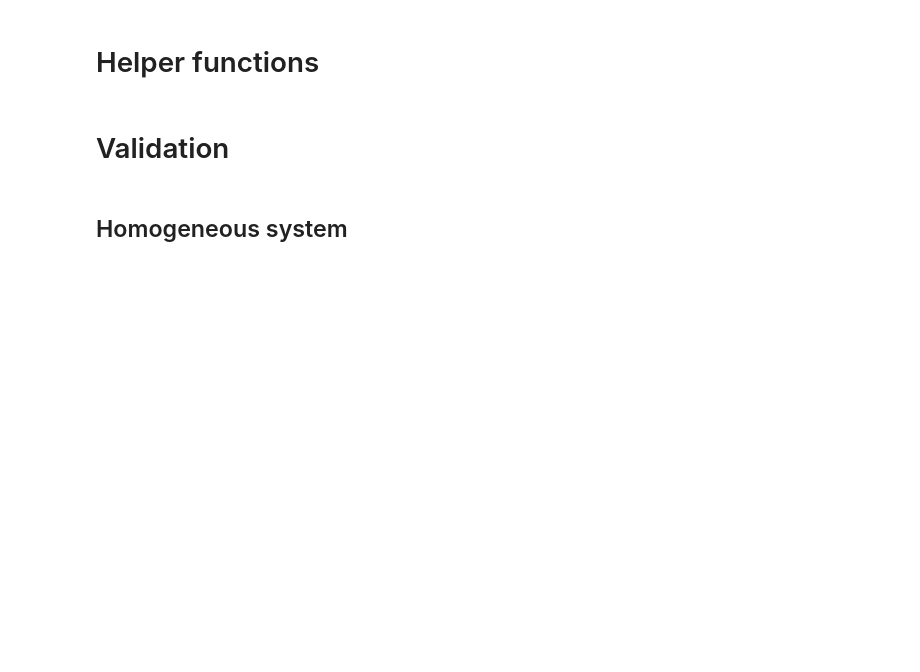
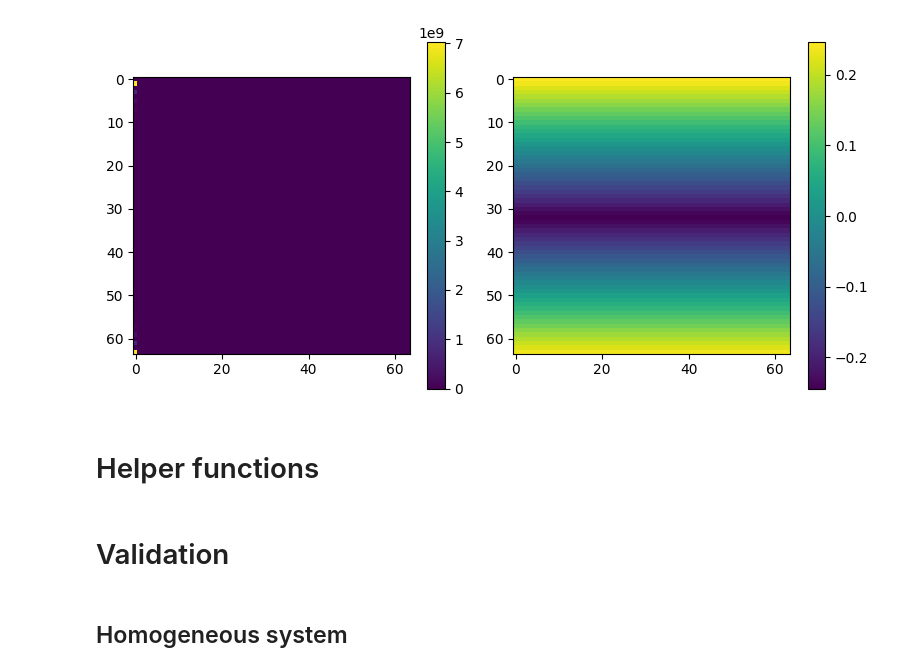
Before and after one commit to nkarthi95/LBMeX, a Jupyter notebook: src_lbm/binary/analysis.ipynb, the cells around one changed output. Saved outputs shown, nothing was run; the diff lists cells and outputs as text; code cells hidden in the pictures; blank space fills up the shorter version.

```diff
--- a/src_lbm/binary/analysis.ipynb
+++ b/src_lbm/binary/analysis.ipynb
@@ -35,26 +129,22 @@ plt.xlabel("y")
 # %%
-profile_k = np.fft.fftn(profile)
-# test += phi0
-test = np.fft.ifftn(profile_k)
+testk = profile_k*profile_k.conjugate()
 
-fig, axs = plt.subplots(1, 3, figsize = (12, 4))
+fig, axs = plt.subplots(1, 2, figsize = (8, 4))
 
 ax = axs[0]
-im = ax.imshow(profile_k.real[slc])
+im = ax.imshow(testk[slc].real)
 plt.colorbar(im, ax = ax)
-ax.set_title("Real component")
 
+testk /= L**3
+# testk += profile
+test = np.fft.ifftn(testk)
 ax = axs[1]
-im = ax.imshow(profile_k.imag[slc])
+im = ax.imshow(test[slc].real)
 plt.colorbar(im, ax = ax)
-ax.set_title("Imaginary component")
-
-ax = axs[2]
-im = ax.imshow(test.real[slc])
-plt.colorbar(im, ax = ax)
-ax.set_title("After ifft")
 
 fig.tight_layout()
+# %% [output]
+[figure, added]
 # %% [markdown]
 # Helper functions
 # %%
```
Also changed, not shown: parts of 2 cells of this notebook, 1 other file.
